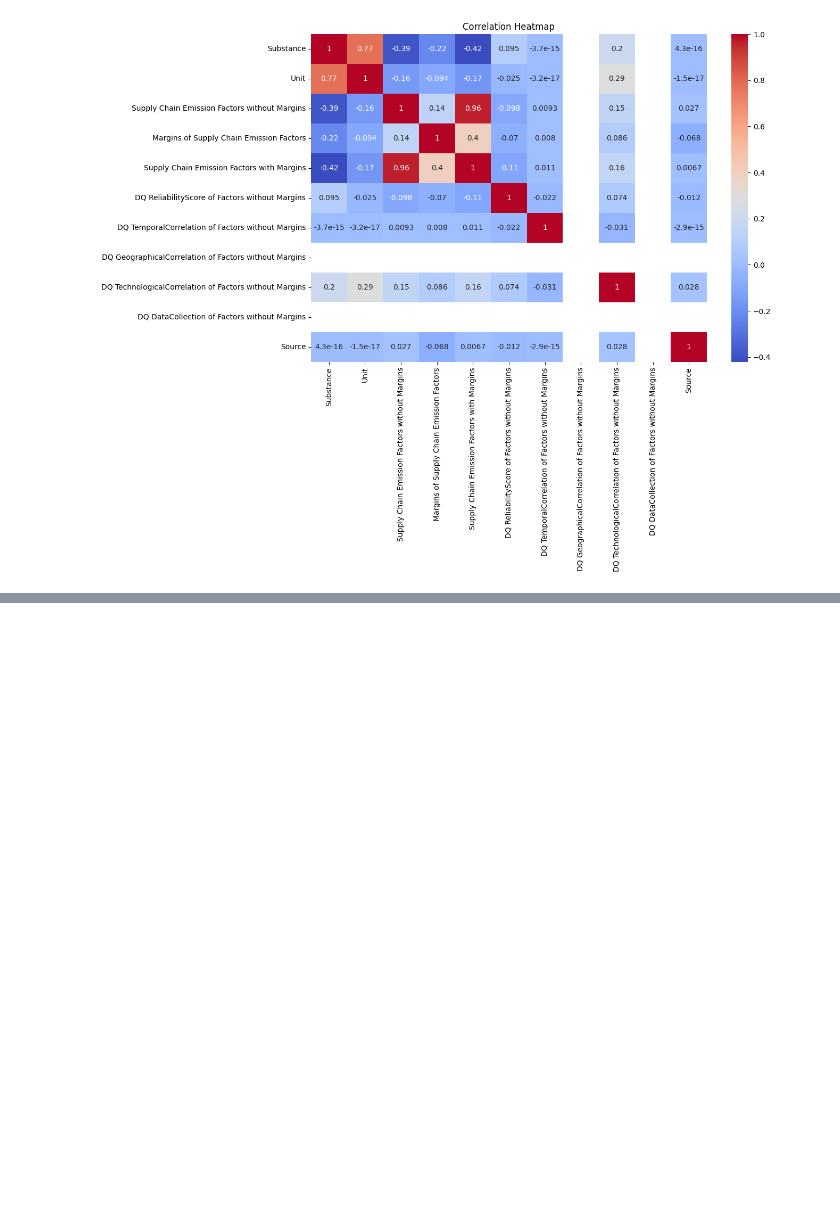
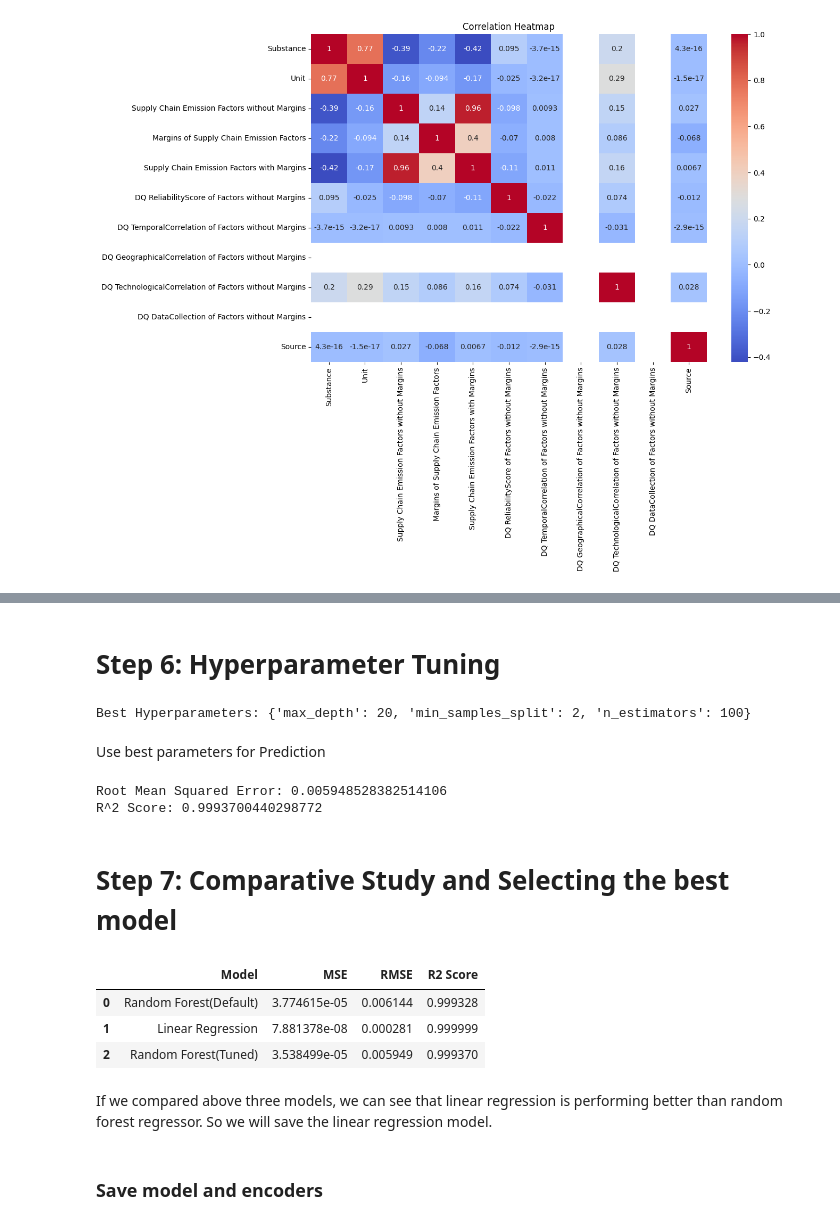
Before and after one commit to KajalMishra-29/GHG_Emission_Prediction, a Jupyter notebook: GHG_Emission_Prediction_project.ipynb, the cells around one changed output, grey strips where cells are left out. Saved outputs shown, nothing was run; the diff lists cells and outputs as text; code cells hidden in the pictures; blank space fills up the shorter version.

```diff
--- a/GHG_Emission_Prediction_project.ipynb
+++ b/GHG_Emission_Prediction_project.ipynb
@@ -496,0 +544,2 @@ plt.show()
+# %%
+RF_model.fit(X_train, y_train)
@@ -496,0 +550,2 @@ plt.show()
+# %%
+RF_y_pred = RF_model.predict(X_test)
@@ -496,0 +588,60 @@ plt.show()
+# %% [markdown]
+# Step 6: Hyperparameter Tuning
+# %%
+# Hyperparameter tuning for Random Forest Regressor using GridSearchCV
+# Define the parameter grid for hyperparamenter tuning
+param_grid = {
+    'n_estimators': [100,200],
+    'max_depth': [None, 10,20],
+    'min_samples_split': [2,5]
+}
+
+# perform grid search with cross-validation to find the best hyperparameters
+grid_search = GridSearchCV(RandomForestRegressor(random_state=42), param_grid, cv=3, n_jobs=-1)
+
+# Fit the grid search model on the training data
+grid_search.fit(X_train, y_train)
+
+# Print the best hyperparameters found by the grid search
+best_model = grid_search.best_estimator_
+print("Best Hyperparameters:", grid_search.best_params_)
+# %% [output]
+Best Hyperparameters: {'max_depth': 20, 'min_samples_split': 2, 'n_estimators': 100}
+# %% [markdown]
+Use best parameters for Prediction
+# %%
+# use the best model to make predictions on test set
+y_pred_best = best_model.predict(X_test)
+
+HP_mse = mean_squared_error(y_test, y_pred_best)
+HP_rmse = np.sqrt(HP_mse)
+HP_r2 = r2_score(y_test, y_pred_best)
+
+print(f'Root Mean Squared Error: {HP_rmse}')
+print(f'R^2 Score: {HP_r2}')
+# %% [output]
+Root Mean Squared Error: 0.005948528382514106
+R^2 Score: 0.9993700440298772
+# %% [markdown]
+# Step 7: Comparative Study and Selecting the best model
+# %%
+# create a comparative Dataframe for all models
+result = {
+    'Model' : ['Random Forest(Default)', 'Linear Regression', 'Random Forest(Tuned)'],
+    'MSE': [RF_mse, LR_mse, HP_mse],
+    'RMSE': [RF_rmse, LR_rmse, HP_rmse],
+    'R2 Score': [RF_r2, LR_r2, HP_r2]
+}
+
+# create a dataframe to ccompare the result of different models
+comparision_df = pd.DataFrame(result)
+comparision_df
+# %% [output]
+|  | Model | MSE | RMSE | R2 Score |
+| 0 | Random Forest(Default) | 3.774615e-05 | 0.006144 | 0.999328 |
+| 1 | Linear Regression | 7.881378e-08 | 0.000281 | 0.999999 |
+| 2 | Random Forest(Tuned) | 3.538499e-05 | 0.005949 | 0.999370 |
+# %% [markdown]
+If we compared above three models, we can see that linear regression is performing better than random forest regressor. So we will save the linear regression model.
+# %% [markdown]
+### Save model and encoders
```
Also changed, not shown: parts of 22 cells of this notebook.
